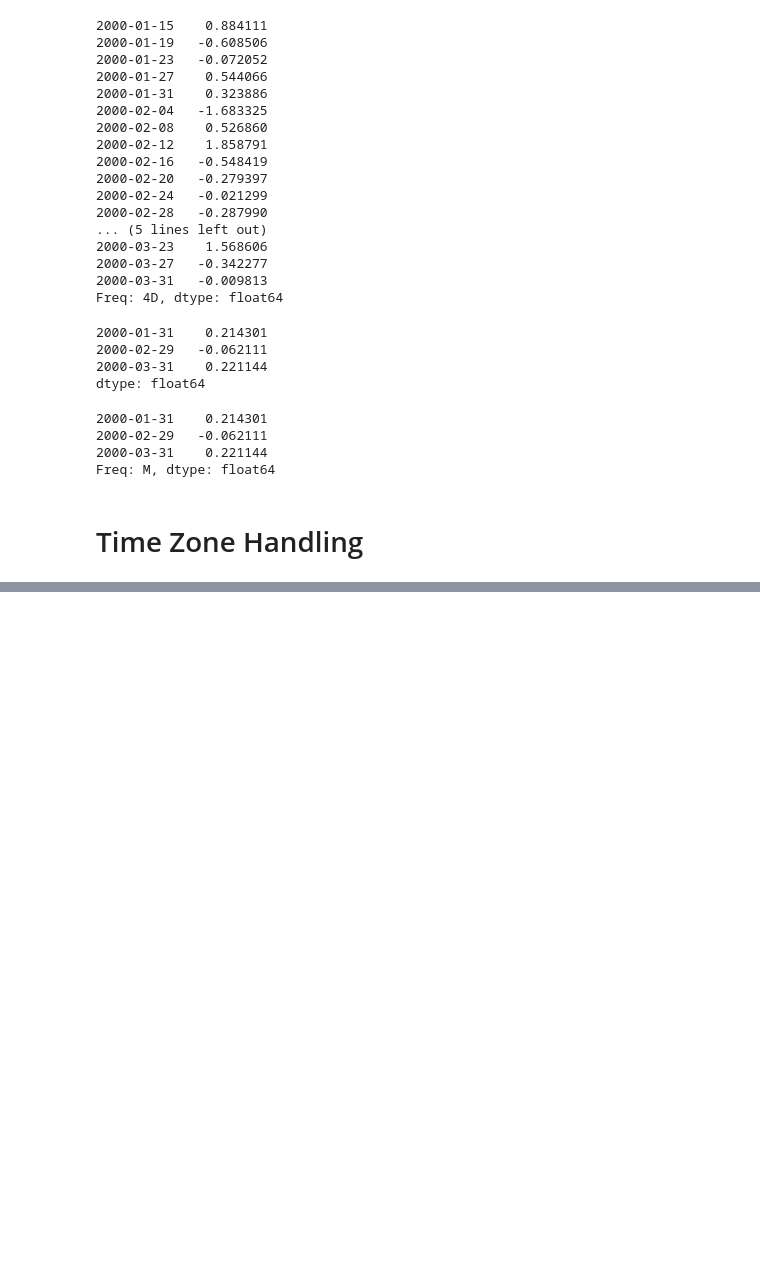
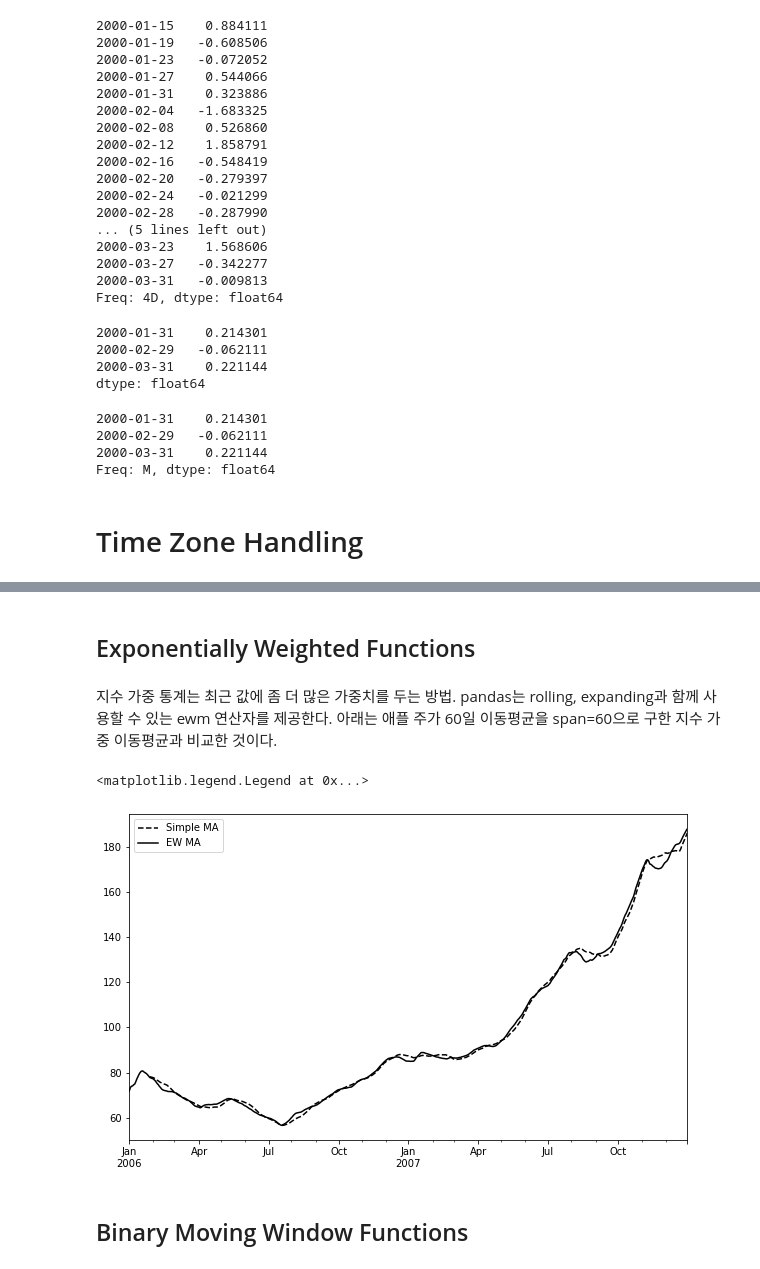
Before and after one commit to exem-ai-isoh/Python-for-Data-Analysis, a Jupyter notebook: Time Series.ipynb, the cells around one changed output, grey strips where cells are left out. Saved outputs shown, nothing was run; the diff lists cells and outputs as text; code cells hidden in the pictures; blank space fills up the shorter version.

```diff
--- a/Time Series.ipynb
+++ b/Time Series.ipynb
@@ -370,0 +818,16 @@ Freq: M, dtype: float64
+# %% [markdown]
+## Exponentially Weighted Functions
+# %% [markdown]
+지수 가중 통계는 최근 값에 좀 더 많은 가중치를 두는 방법. pandas는 rolling, expanding과 함께 사용할 수 있는 ewm 연산자를 제공한다. 아래는 애플 주가 60일 이동평균을 span=60으로 구한 지수 가중 이동평균과 비교한  것이다.
+# %%
+aapl_px = close_px.AAPL['2006':'2007']
+ma60 = aapl_px.rolling(30, min_periods=20).mean()
+ewma60 = aapl_px.ewm(span=30).mean()
+ma60.plot(style='k--', label='Simple MA')
+ewma60.plot(style='k-', label='EW MA')
+plt.legend()
+# %% [output]
+<matplotlib.legend.Legend at 0x...>
+[figure, added]
+# %% [markdown]
+## Binary Moving Window Functions
```
Also changed, not shown: parts of 68 cells of this notebook, 2 other files.
